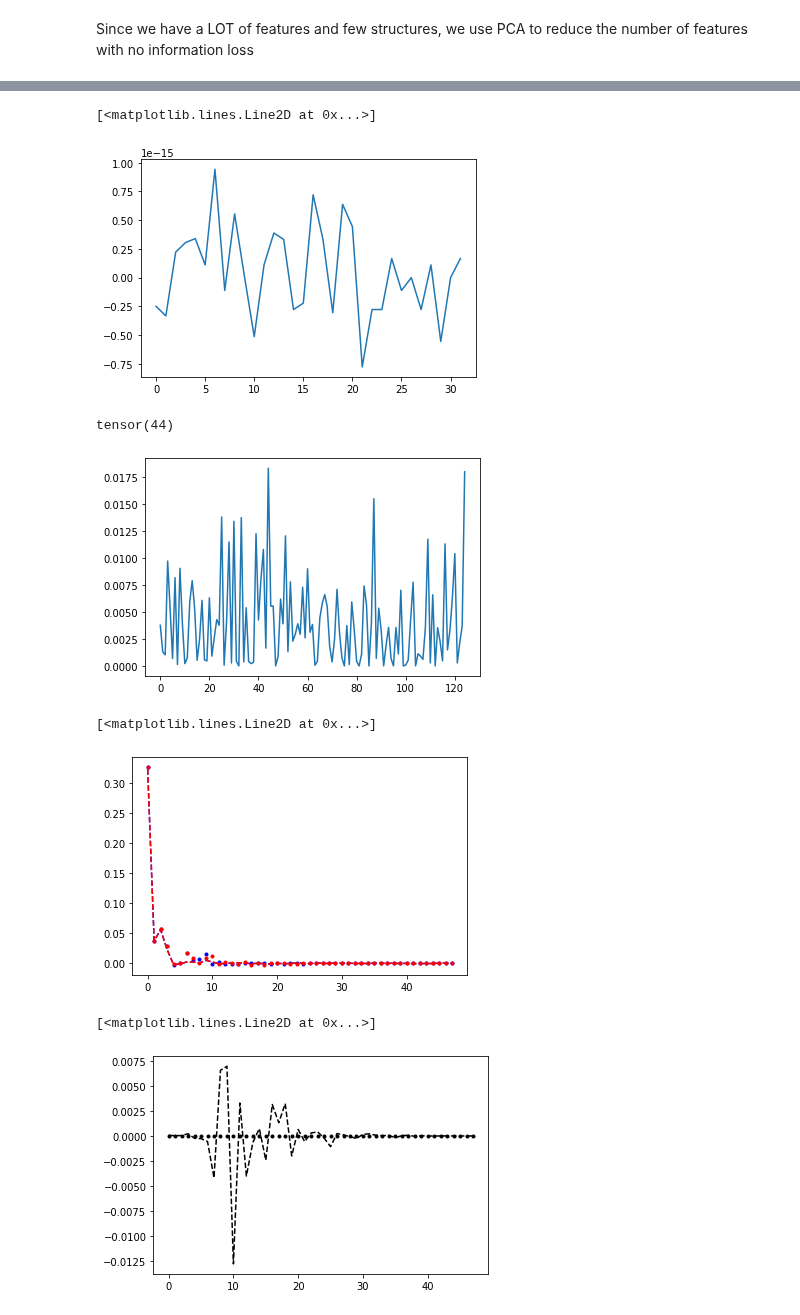
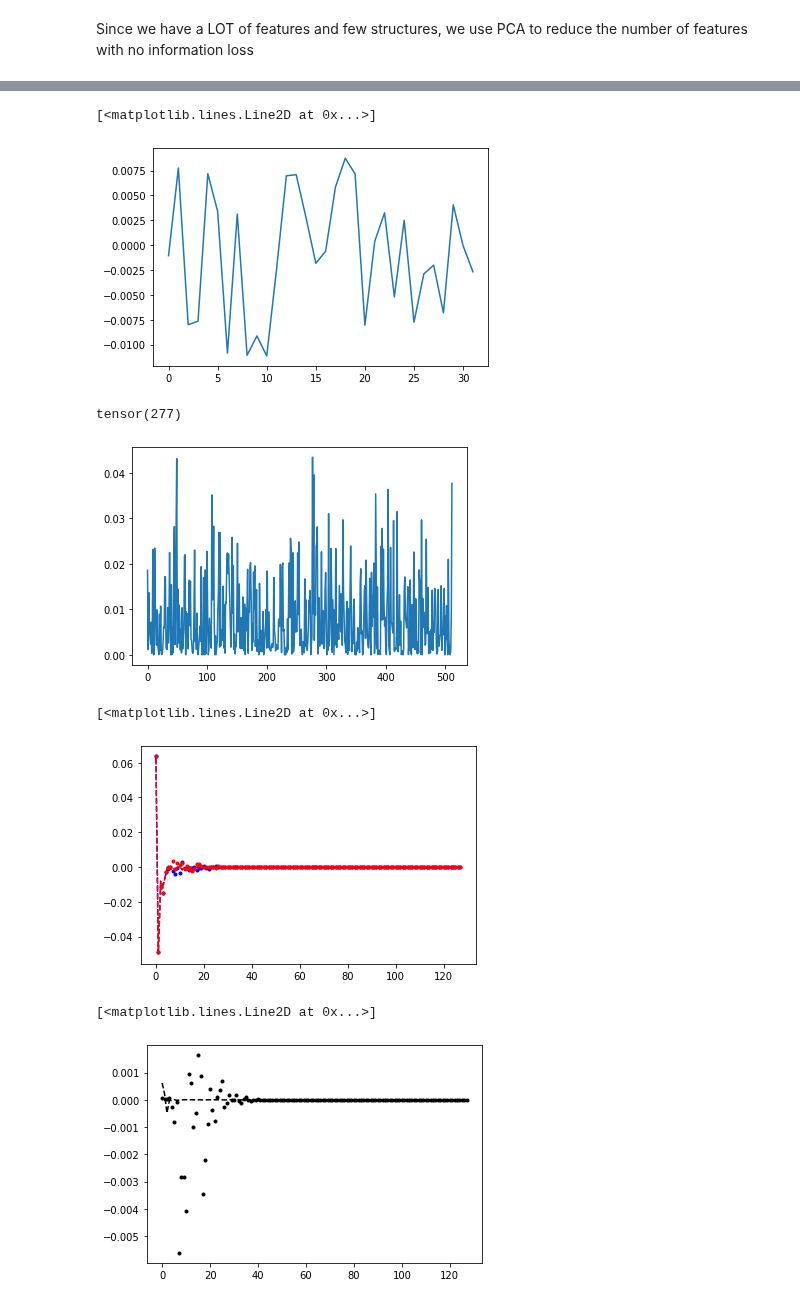
Before and after one commit to lab-cosmo/equistore-examples, a Jupyter notebook: three-center_feats.ipynb, the cells around one changed output, grey strips where cells are left out. Cells and saved outputs as stored; diff of their text form; code cells hidden in the pictures.

```diff
--- a/three-center_feats.ipynb
+++ b/three-center_feats.ipynb
@@ -34,8 +39,9 @@ Generates a bunch of degenerate pairs - closer or farther from being actually sy
 # %%
 frames = []
-for psi in np.linspace(np.pi/6, np.pi*5/6, 5):
-    for dphi1 in np.linspace(np.pi*2/3 - 1.2, np.pi*2/3+0.4, 5):
-        for dphi2 in np.linspace(np.pi*2/3-0.7, np.pi*2/3+1.3, 5):
+n1, n2, n3 = 8,8,8
+for psi in np.linspace(np.pi/6, np.pi*5/6, n1):
+    for dphi1 in np.linspace(np.pi*2/3 - 1.2, np.pi*2/3+0.4, n2):
+        for dphi2 in np.linspace(np.pi*2/3-0.7, np.pi*2/3+1.3, n3):
             frames += generate_nu3_degen_structs(2, [0, dphi1, dphi1+dphi2],
                            psi, 1, np.sqrt(5), "Mg", "Mg", "Mg")
 # %%
@@ -69,7 +71,7 @@ hypers = {
     "atomic_gaussian_width": 0.2,
     "radial_basis": {"Gto": {}},
     "cutoff_function": {"ShiftedCosine": {"width": 0.1}},
-    "center_atom_weight": 1.0,
+    "center_atom_weight": 0.0,
 }
 calculator = SphericalExpansion(**hypers)
 rhoi = calculator.compute(frames)
@@ -78,9 +80,9 @@ rho1i = acdc_standardize_keys(rhoi)
 
 # selects only one environment
 rho1i = operations.slice(rho1i, samples=Labels(['center'],np.array([[0]], np.int32)) )
-norm = np.sqrt(np.sum([(b.values**2).sum(axis=(1,2)) for b in rho1i.blocks()],axis=0).mean())
+norm_rho1 = np.sqrt(np.sum([(b.values**2).sum(axis=(1,2)) for b in rho1i.blocks()],axis=0).mean())
 for b in rho1i.blocks():
-    b.values[:]/=norm
+    b.values[:]/=norm_rho1
 # %%
 rho1i
 # %% [output]
@@ -474,5 +368,5 @@ Labels([(  0, 0, 0, 0), (  0, 0, 0, 1), (  0, 0, 0, 2), ...,
 # %%
-target = feats_nu12345[:,:48]
+target = feats_nu12345[:,:128]
 # %%
 mymodel = EncodeDecodeLinear(32, target.shape[-1])
 # %%
@@ -539,28 +429,28 @@ feats = mymodel.feats(feats_n2nu1, triplet_samples["structure"])
 plt.plot(feats[30].detach()-feats[31].detach())
 # %% [output]
 [<matplotlib.lines.Line2D at 0x...>]
-[figure, old version]
+[figure, new version]
 # %%
 plt.plot(np.sqrt(((target[::2]-target[1::2])**2).sum(axis=1)))
 print(np.sqrt(((target[::2]-target[1::2])**2).sum(axis=1)).argmax())
 # %% [output]
-tensor(44)
+tensor(277)
-[figure, old version]
+[figure, new version]
 # %%
-iframe = 88
+iframe = 130
 plt.plot(predicted[iframe].detach(),'b--')
 plt.plot(target[iframe].detach(),'b.')
 plt.plot(predicted[iframe+1].detach(), 'r--')
 plt.plot(target[iframe+1].detach(), 'r.')
 # %% [output]
 [<matplotlib.lines.Line2D at 0x...>]
-[figure, old version]
+[figure, new version]
 # %%
-plt.plot((predicted[iframe].detach()-predicted[iframe+1].detach()),'k.')
-plt.plot(target[iframe].detach()-target[iframe+1].detach(), 'k--')
+plt.plot((predicted[iframe].detach()-predicted[iframe+1].detach()),'k--')
+plt.plot(target[iframe].detach()-target[iframe+1].detach(), 'k.')
 # %% [output]
 [<matplotlib.lines.Line2D at 0x...>]
-[figure, old version]
+[figure, new version]
 # %%
 plt.plot((feats[iframe].detach()-feats[iframe+1].detach()),'b.-')
 # %% [output]
```
Also changed, not shown: parts of 55 cells of this notebook, 1 other file.
